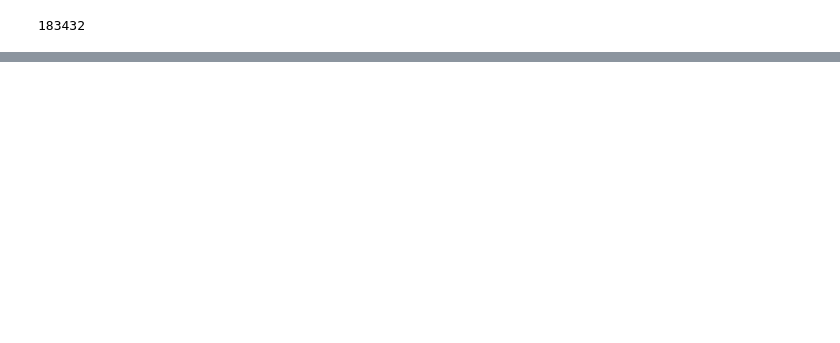
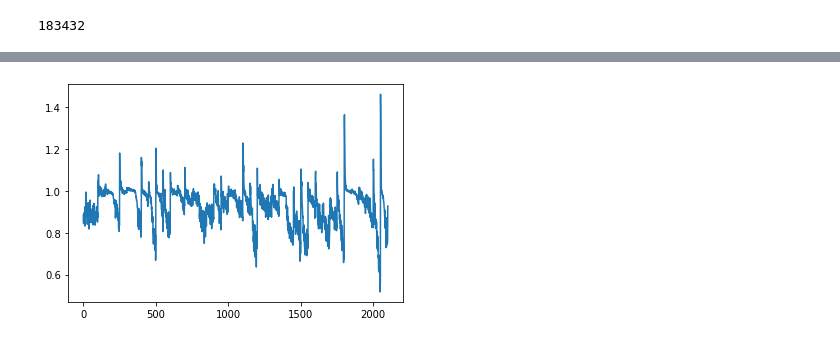
Before and after one commit to iejMac/TTTArena, a Jupyter notebook: mcts/supervised_train.ipynb, the cells around one changed output, grey strips where cells are left out. Cells and saved outputs as stored; diff of their text form; code cells hidden in the pictures; blank space fills up the shorter version.

```diff
--- a/mcts/supervised_train.ipynb
+++ b/mcts/supervised_train.ipynb
@@ -12,10 +12,14 @@ epochs = 1
 lr = 3e-4
 weight_decay = 1e-4
 
-batch_size=100
+batch_size=400
 '''
-Remember that last index of eigth batch games is 218
-                            ninth batch games is 248
-                            10th batch games is 288
+Remember that last index of 0th batch is 39
+                            1st batch is 81
+                            2nd batch is 146
+
+                            81 - 146 is "BAD DATA" generating more data in hopes it won't be bad, while
+                            finding out what "BAD DATA" means
+
 '''
 # %% [output]
@@ -23,4 +27,5 @@ Remember that last index of eigth batch games is 218
 # %%
 database = DataBase()
 db_path = "/storage/replay_buffer"
-model = ZeroTTT(brain_path=None, opt_path=None, lr=lr, weight_decay=weight_decay, board_len=10)
+model = ZeroTTT(brain_path="test_trained_model_0", opt_path="test_trained_opt_state_0", lr=lr, weight_decay=weight_decay, board_len=10)
+# model = ZeroTTT(brain_path=None, opt_path=None, lr=lr, weight_decay=weight_decay, board_len=10)
@@ -38,7 +45,7 @@ filtered_names = []
 
 for i in range(len(names)):
     index = int(names[i][0].split("_")[-1][:-4])
-    if index > -1:
+    if 39 < index < 82:
         filtered_names.append(names[i])
 names = filtered_names
 #test_set = names[-2:]
@@ -81,6 +88,7 @@ for e in range(epochs):
     for s_name, p_name, v_name in names:
         batch_sts, batch_pls, batch_vls = database.prepare_batches(batch_size=batch_size, from_memory_paths=(s_name, p_name, v_name))
         for b_nr in range(len(batch_sts)):
+
             model.optimizer.zero_grad()
             batch_st, batch_pl, batch_vl = batch_sts[b_nr], batch_pls[b_nr], batch_vls[b_nr]
 
@@ -90,7 +98,11 @@ for e in range(epochs):
             val = val.flatten()
 
             p_loss = model.policy_loss(prob, batch_pl)
+            # p_loss /= 4.0
             v_loss = model.value_loss(val, batch_vl)
+
+            train_policy_losses.append(p_loss.item())
+            train_value_losses.append(v_loss.item())
 
             cumulative_policy_epoch_loss += p_loss.item()
             cumulative_value_epoch_loss += v_loss.item()
@@ -111,5 +123,5 @@ for e in range(epochs):
     # test_policy_losses.append(test_epoch_policy_loss)
     # test_value_losses.append(test_epoch_value_loss)
     # Checkpoint:
-    model.save_brain("trained_model_0", "trained_opt_state_0")
+    model.save_brain("test_trained_model_1", "test_trained_opt_state_1")
 # %% [output]
@@ -118,4 +136,6 @@ Saving brain...
 # %%
 plt.plot(train_value_losses)
-plt.plot(test_value_losses)
+# plt.plot(test_policy_losses)
 plt.show()
+# %% [output]
+[figure, added]
```
Also changed, not shown: parts of 6 cells of this notebook, 10 other files.
